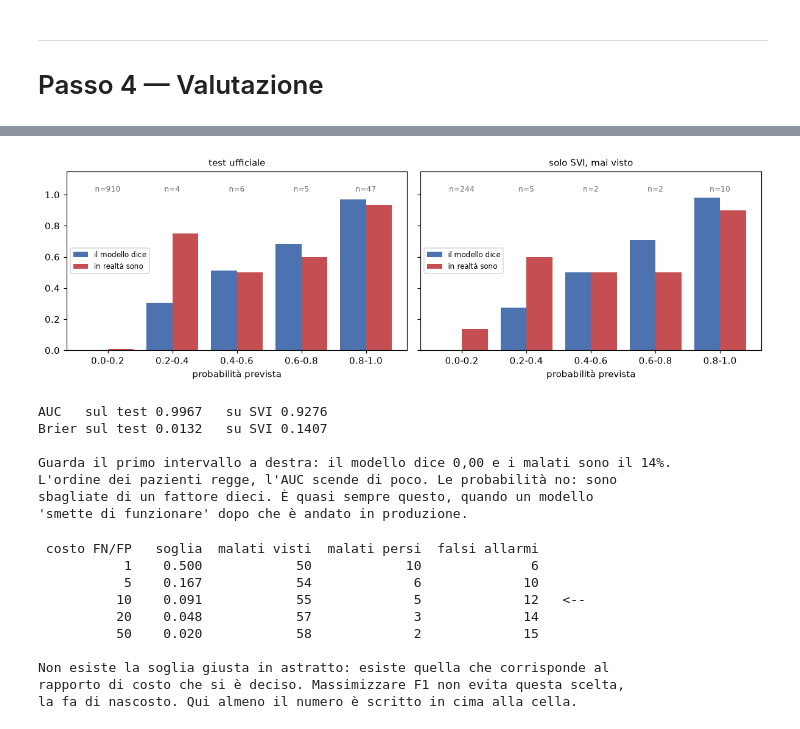
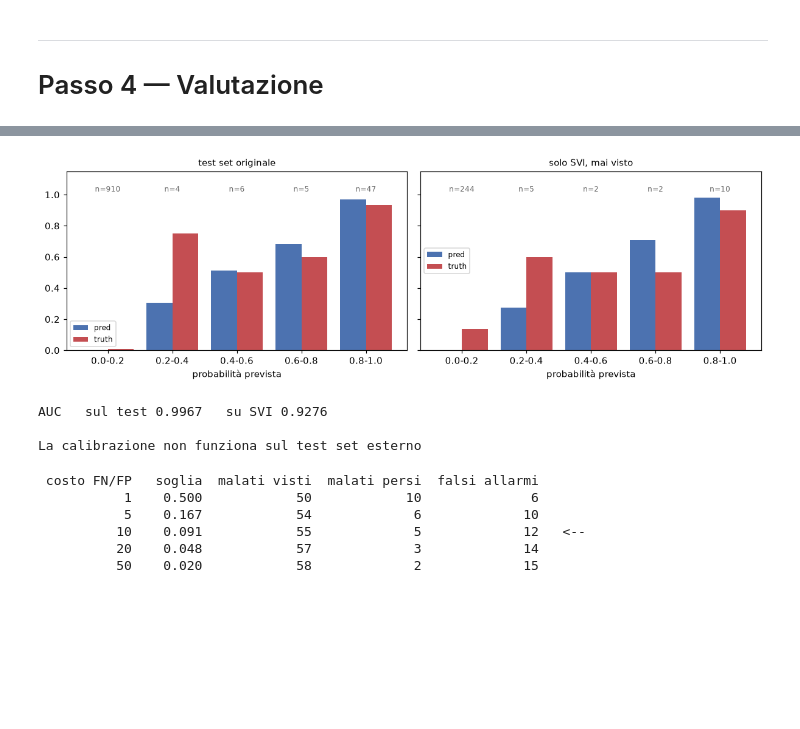
Before and after one commit to nunziati/zcs-ai-course-2026, a Jupyter notebook: lezione-2/lezione-2.ipynb, the cells around one changed output, grey strips where cells are left out. Saved outputs shown, nothing was run; the diff lists cells and outputs as text; code cells hidden in the pictures; blank space fills up the shorter version.

```diff
--- a/lezione-2/lezione-2.ipynb
+++ b/lezione-2/lezione-2.ipynb
@@ -269,12 +252,8 @@ for k, (nome, a, b) in enumerate(confronti):
 
 ax.axvline(0, color="0.3", lw=1.2)
 ax.set_yticks(range(len(confronti))); ax.set_yticklabels([c[0] for c in confronti])
-ax.set_xlabel("differenza di AUC"); ax.set_title("se l'intervallo tocca lo zero, non c'è differenza")
+ax.set_xlabel("differenza di AUC")
 plt.tight_layout(); plt.show()
-
-print("\nIl primo intervallo attraversa lo zero: quei due modelli non si distinguono,")
-print("e scegliere il 'migliore' vuol dire scegliere il rumore. Il secondo sta tutto")
-print("da una parte: quella differenza c'è, ed è il prezzo delle curve leggibili.")
 # %% [output]
 albero contro LightGBM   differenza +0.0002  intervallo [-0.0009, +0.0012]   indistinguibili
 albero contro EBM        differenza +0.0130  intervallo [+0.0052, +0.0239]   diversi davvero
@@ -285,18 +261,16 @@ da una parte: quella differenza c'è, ed è il prezzo delle curve leggibili.
 # %%
-# Calibrare vuol dire: quando il modello dice 30%, i malati sono davvero il 30%?
-# Si controlla dividendo le probabiltà in intervalli e contando dentro ognuno.
 BORDI = [0, 0.2, 0.4, 0.6, 0.8, 1.0]
 
 def bin_di_probabilita(y, p):
     g = pd.DataFrame({"y": y, "p": p}).groupby(pd.cut(p, BORDI, include_lowest=True),
                                                observed=False)
-    return pd.DataFrame({"righe": g.size(), "il modello dice": g.p.mean(),
-                         "malati": g.y.sum(), "in realtà sono": g.y.mean()})
+    return pd.DataFrame({"righe": g.size(), "pred": g.p.mean(),
+                         "malati": g.y.sum(), "truth": g.y.mean()})
 
 def disegna_bin(ax, tabella, titolo):
     x = np.arange(len(tabella))
-    ax.bar(x - 0.2, tabella["il modello dice"], 0.4, color="#4c72b0", label="il modello dice")
-    ax.bar(x + 0.2, tabella["in realtà sono"], 0.4, color="#c44e52", label="in realtà sono")
+    ax.bar(x - 0.2, tabella["pred"], 0.4, color="#4c72b0", label="pred")
+    ax.bar(x + 0.2, tabella["truth"], 0.4, color="#c44e52", label="truth")
     for i, n in enumerate(tabella["righe"]):
         ax.text(i, 1.02, f"n={n}", ha="center", fontsize=8, color="0.4")
     ax.set_xticks(x); ax.set_xticklabels([f"{a:.1f}-{b:.1f}" for a, b in zip(BORDI, BORDI[1:])])
@@ -307,11 +281,9 @@ tabella = bin_di_probabilita(y_test, p_albero)
 print(tabella.round(3).to_string())
 
 fig, ax = plt.subplots(figsize=(6.5, 3.6))
-disegna_bin(ax, tabella, "test ufficiale")
+disegna_bin(ax, tabella, "test set originale")
 plt.tight_layout(); plt.show()
 
 print(f"\nBrier: {brier_score_loss(y_test, p_albero):.4f}  (più è basso, meglio è)")
 print("\nLe due barre sono vicine in ogni intervallo: qui il modello è calibrato.")
-print("Attenzione ai conteggi in alto: negli intervalli di mezzo ci sono quattro o")
-print("cinque pazienti, quindi quelle barre non vogliono dire granché.")
 # %% [output]
@@ -344,18 +314,13 @@ print(f"nel training senza {CENTRO_ESCLUSO} i malati sono il {y_train[fuori].mea
 print(bin_di_probabilita(y_altrove, p_altrove).round(3).to_string())
 
 fig, assi = plt.subplots(1, 2, figsize=(11, 3.6), sharey=True)
-disegna_bin(assi[0], bin_di_probabilita(y_test, p_albero), "test ufficiale")
+disegna_bin(assi[0], bin_di_probabilita(y_test, p_albero), "test set originale")
 disegna_bin(assi[1], bin_di_probabilita(y_altrove, p_altrove), f"solo {CENTRO_ESCLUSO}, mai visto")
 plt.tight_layout(); plt.show()
 
 print(f"AUC   sul test {roc_auc_score(y_test, p_albero):.4f}   "
       f"su {CENTRO_ESCLUSO} {roc_auc_score(y_altrove, p_altrove):.4f}")
-print(f"Brier sul test {brier_score_loss(y_test, p_albero):.4f}   "
-      f"su {CENTRO_ESCLUSO} {brier_score_loss(y_altrove, p_altrove):.4f}")
-print("\nGuarda il primo intervallo a destra: il modello dice 0,00 e i malati sono il 14%.")
-print("L'ordine dei pazienti regge, l'AUC scende di poco. Le probabilità no: sono")
-print("sbagliate di un fattore dieci. È quasi sempre questo, quando un modello")
-print("'smette di funzionare' dopo che è andato in produzione.")
+print("\nLa calibrazione non funziona sul test set esterno")
 # %% [output]
 nel training senza SVI i malati sono il 1.6%, in SVI il 18.3%
 
@@ -368,11 +333,7 @@ nel training senza SVI i malati sono il 1.6%, in SVI il 18.3%
-[figure, old version]
+[figure, new version]
 AUC   sul test 0.9967   su SVI 0.9276
-Brier sul test 0.0132   su SVI 0.1407
 
-Guarda il primo intervallo a destra: il modello dice 0,00 e i malati sono il 14%.
-L'ordine dei pazienti regge, l'AUC scende di poco. Le probabilità no: sono
-sbagliate di un fattore dieci. È quasi sempre questo, quando un modello
-'smette di funzionare' dopo che è andato in produzione.
+La calibrazione non funziona sul test set esterno
 # %%
 # PUNTO DI VARIAZIONE
 # Quanto costa non vedere un malato, rispetto a un allarme sbagliato.
@@ -387,10 +348,6 @@ for rapporto in (1, 5, 10, 20, 50):
     fp = int(((p_albero >= s) & (y_test == 0)).sum())
     print(f"{rapporto:>12d} {s:>8.3f} {vp:>13d} {fn:>13d} {fp:>14d}"
           f"{'   <--' if rapporto == COSTO_FN_SU_FP else ''}")
-
-print("\nNon esiste la soglia giusta in astratto: esiste quella che corrisponde al")
-print("rapporto di costo che si è deciso. Massimizzare F1 non evita questa scelta,")
-print("la fa di nascosto. Qui almeno il numero è scritto in cima alla cella.")
 # %% [output]
  costo FN/FP   soglia  malati visti  malati persi  falsi allarmi
            1    0.500            50            10              6
@@ -398,7 +355,3 @@ print("la fa di nascosto. Qui almeno il numero è scritto in cima alla cella.")
           10    0.091            55             5             12   <--
           20    0.048            57             3             14
           50    0.020            58             2             15
-
-Non esiste la soglia giusta in astratto: esiste quella che corrisponde al
-rapporto di costo che si è deciso. Massimizzare F1 non evita questa scelta,
-la fa di nascosto. Qui almeno il numero è scritto in cima alla cella.
```
Also changed, not shown: parts of 9 cells of this notebook.
